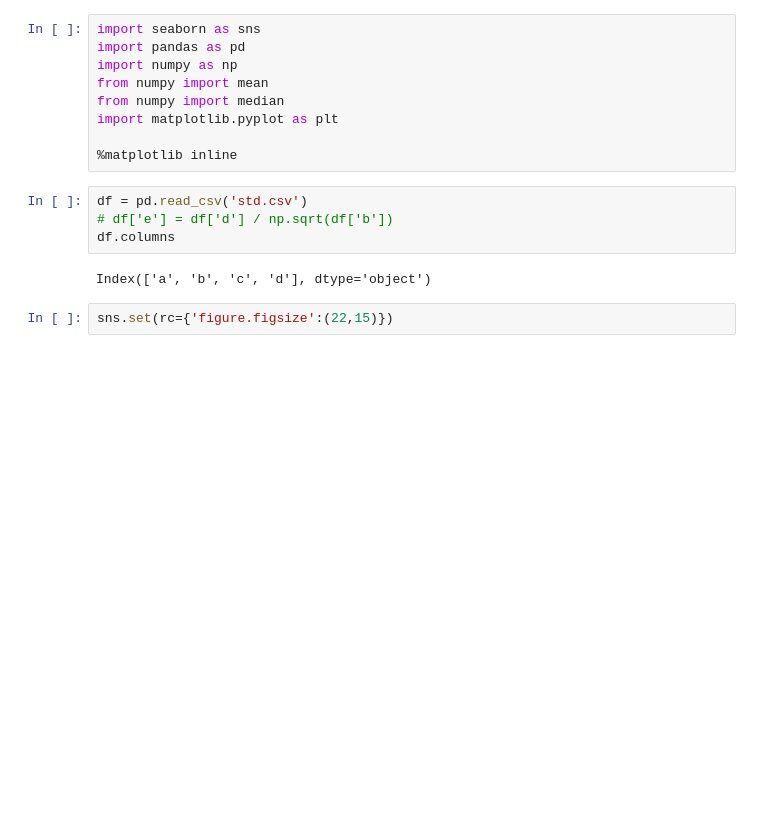
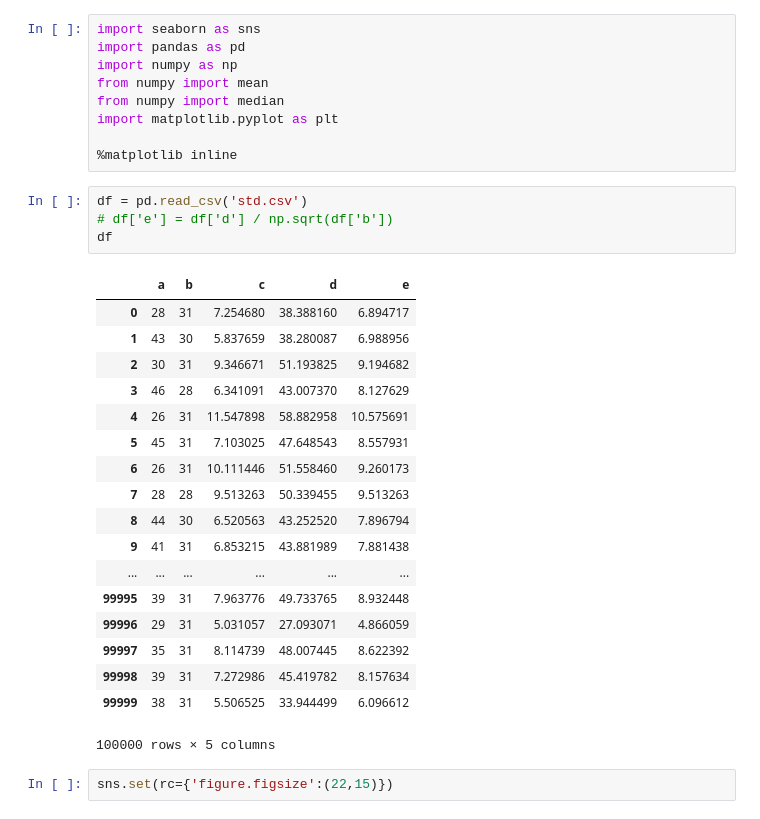
Before and after one commit to suhail511/employee-schedule, a Jupyter notebook: Seaborn Graphs.ipynb, the cells around one changed output. Saved outputs shown, nothing was run; the diff lists cells and outputs as text; blank space fills up the shorter version.

```diff
--- a/Seaborn Graphs.ipynb
+++ b/Seaborn Graphs.ipynb
@@ -10,9 +10,26 @@ import matplotlib.pyplot as plt
 # %%
 df = pd.read_csv('std.csv')
 # df['e'] = df['d'] / np.sqrt(df['b'])
-df.columns
+df
 # %% [output]
+|  | a | b | c | d | e |
+| 0 | 28 | 31 | 7.254680 | 38.388160 | 6.894717 |
+| 1 | 43 | 30 | 5.837659 | 38.280087 | 6.988956 |
+| 2 | 30 | 31 | 9.346671 | 51.193825 | 9.194682 |
+| 3 | 46 | 28 | 6.341091 | 43.007370 | 8.127629 |
+| 4 | 26 | 31 | 11.547898 | 58.882958 | 10.575691 |
+| 5 | 45 | 31 | 7.103025 | 47.648543 | 8.557931 |
+| 6 | 26 | 31 | 10.111446 | 51.558460 | 9.260173 |
+| 7 | 28 | 28 | 9.513263 | 50.339455 | 9.513263 |
+| 8 | 44 | 30 | 6.520563 | 43.252520 | 7.896794 |
+| 9 | 41 | 31 | 6.853215 | 43.881989 | 7.881438 |
+| ... | ... | ... | ... | ... | ... |
+| 99995 | 39 | 31 | 7.963776 | 49.733765 | 8.932448 |
+| 99996 | 29 | 31 | 5.031057 | 27.093071 | 4.866059 |
+| 99997 | 35 | 31 | 8.114739 | 48.007445 | 8.622392 |
+| 99998 | 39 | 31 | 7.272986 | 45.419782 | 8.157634 |
+| 99999 | 38 | 31 | 5.506525 | 33.944499 | 6.096612 |
-Index(['a', 'b', 'c', 'd'], dtype='object')
+100000 rows × 5 columns
 # %%
 sns.set(rc={'figure.figsize':(22,15)})
 # %%
```
Also changed, not shown: parts of 5 cells of this notebook, 2 other files.
